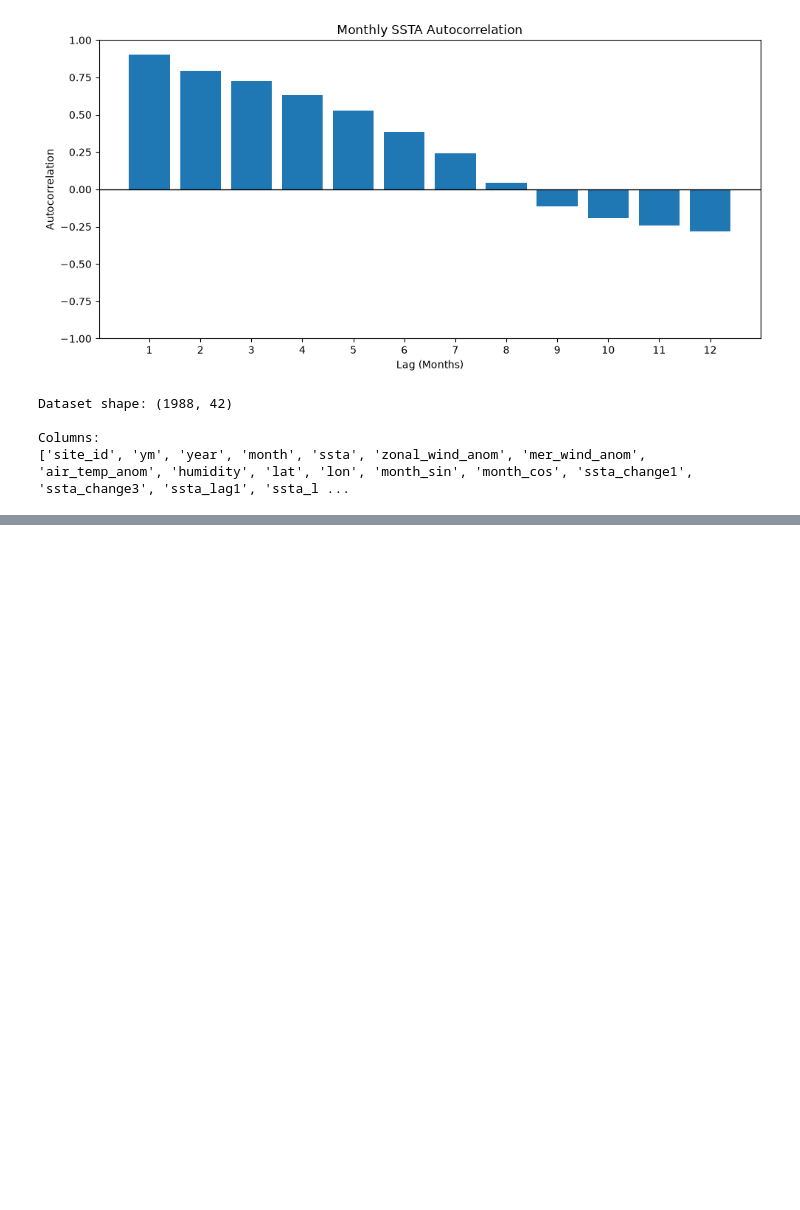
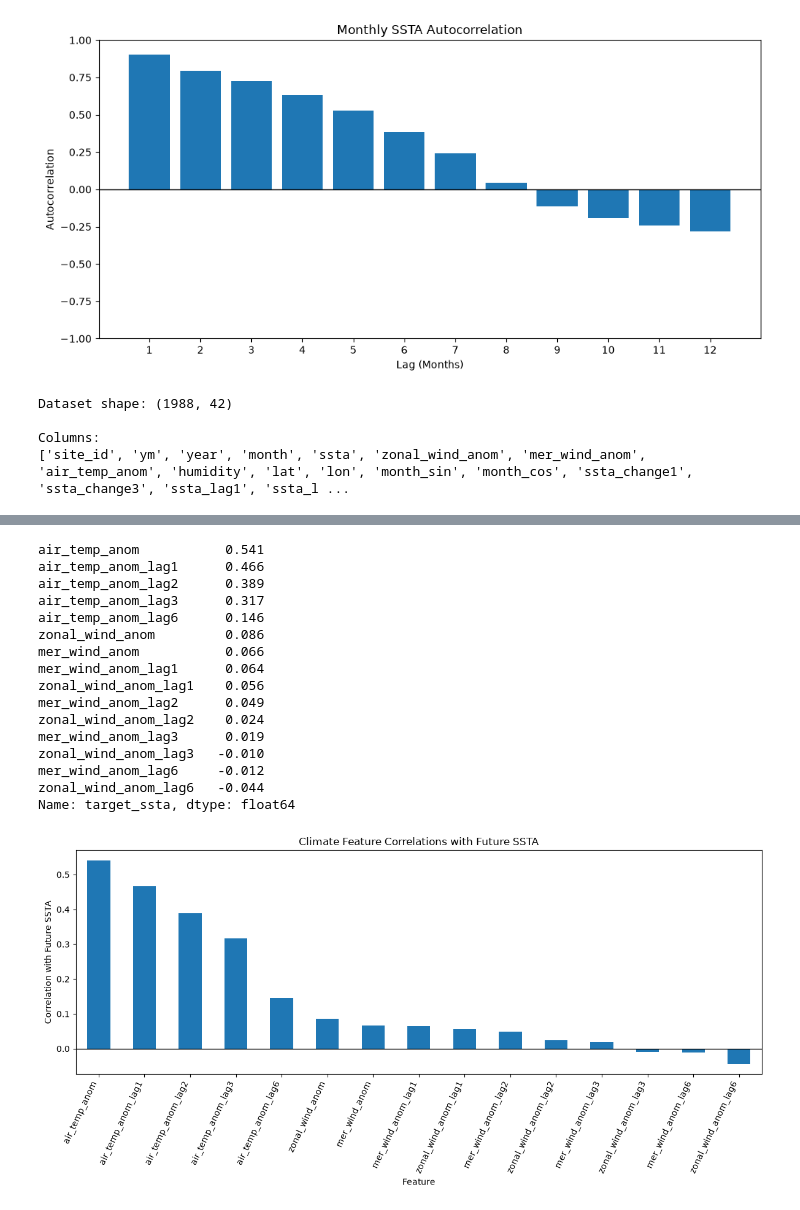
Before and after one commit to Break-Through-Tech/AWS-1A-climate-risk-modeling-for-supply-chain-resiliency, a Jupyter notebook: notebooks/eda_temporal_analysis.ipynb, the cells around one changed output, grey strips where cells are left out. Drawn from its saved outputs; the diff is of its cells as text; code cells hidden in the pictures; blank space fills up the shorter version.

```diff
--- a/notebooks/eda_temporal_analysis.ipynb
+++ b/notebooks/eda_temporal_analysis.ipynb
@@ -457,0 +519,57 @@ Columns:
+# %%
+climate_features = [
+    "zonal_wind_anom",
+    "zonal_wind_anom_lag1",
+    "zonal_wind_anom_lag2",
+    "zonal_wind_anom_lag3",
+    "zonal_wind_anom_lag6",
+    "mer_wind_anom",
+    "mer_wind_anom_lag1",
+    "mer_wind_anom_lag2",
+    "mer_wind_anom_lag3",
+    "mer_wind_anom_lag6",
+    "air_temp_anom",
+    "air_temp_anom_lag1",
+    "air_temp_anom_lag2",
+    "air_temp_anom_lag3",
+    "air_temp_anom_lag6"
+]
+
+climate_correlations = (
+    features_train[climate_features + ["target_ssta"]]
+    .corr()["target_ssta"]
+    .drop("target_ssta")
+    .sort_values(ascending=False)
+)
+
+display(climate_correlations.round(3))
+
+plt.figure(figsize=(12, 6))
+climate_correlations.plot(kind="bar")
+
+plt.title("Climate Feature Correlations with Future SSTA")
+plt.xlabel("Feature")
+plt.ylabel("Correlation with Future SSTA")
+plt.xticks(rotation=65, ha="right")
+plt.axhline(0, color="black", linewidth=1)
+
+plt.tight_layout()
+plt.show()
+# %% [output]
+air_temp_anom           0.541
+air_temp_anom_lag1      0.466
+air_temp_anom_lag2      0.389
+air_temp_anom_lag3      0.317
+air_temp_anom_lag6      0.146
+zonal_wind_anom         0.086
+mer_wind_anom           0.066
+mer_wind_anom_lag1      0.064
+zonal_wind_anom_lag1    0.056
+mer_wind_anom_lag2      0.049
+zonal_wind_anom_lag2    0.024
+mer_wind_anom_lag3      0.019
+zonal_wind_anom_lag3   -0.010
+mer_wind_anom_lag6     -0.012
+zonal_wind_anom_lag6   -0.044
+Name: target_ssta, dtype: float64
+[figure, added]
```
Also changed, not shown: parts of 3 cells of this notebook, 1 other file.
